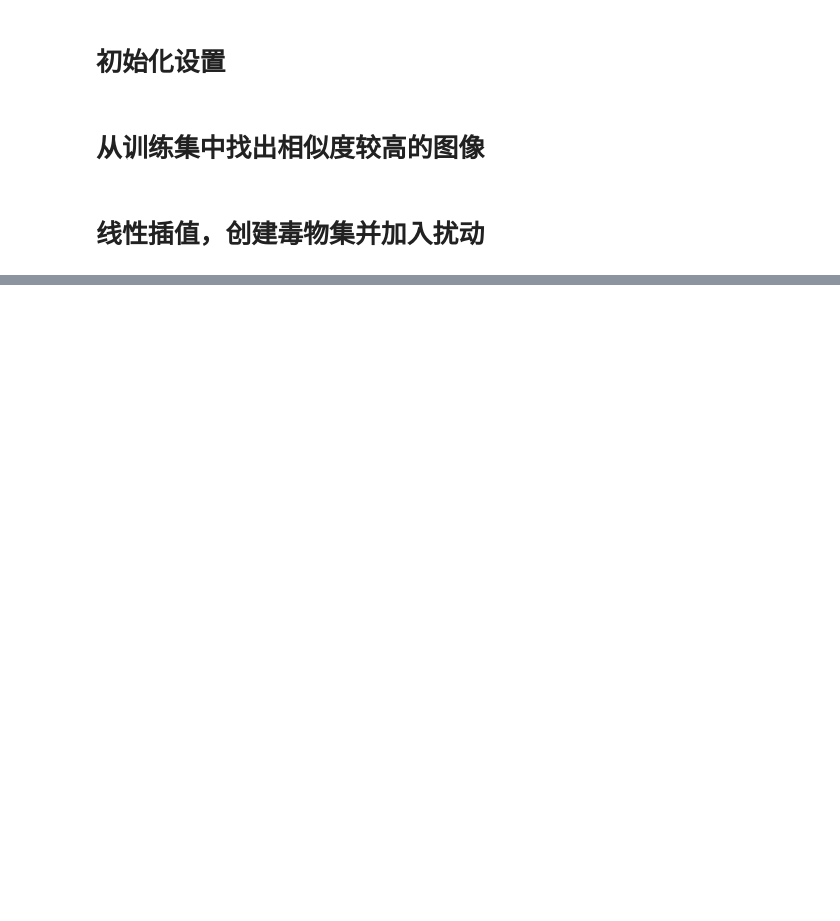
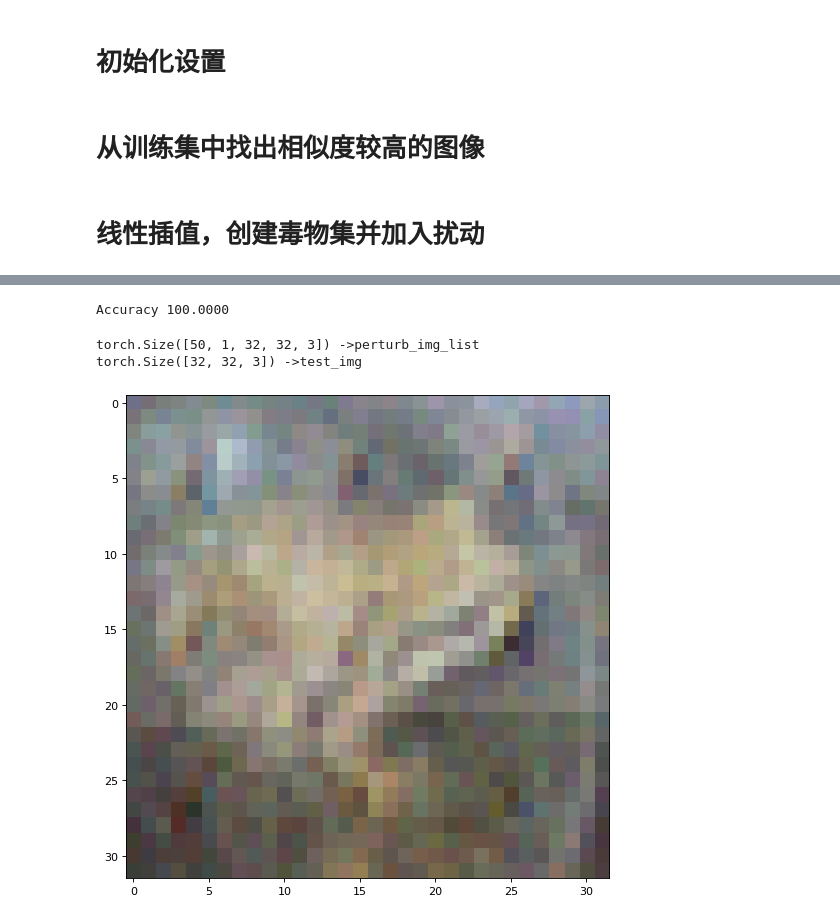
Before and after one commit to ABravoCode/UnlearnPoison, a Jupyter notebook: demo.ipynb, the cells around one changed output, grey strips where cells are left out. Saved outputs shown, nothing was run; the diff lists cells and outputs as text; code cells hidden in the pictures; blank space fills up the shorter version.

```diff
--- a/demo.ipynb
+++ b/demo.ipynb
@@ -272,6 +221,6 @@ def train_new_poisoned_model(poison_dataset, MAX_EPOCH=20, BATCH_SIZE=128):
 # %%
 def generate_noise(base_model, criterion, optimizer, interpolation_imgs, intended_labels, MAX_ITERATION=10):
-    noise = torch.zeros([len(interpolation_imgs), 3, 32, 32]).to(device)
+    noise = torch.zeros([NUM_POISON, 32, 32, 3]).to(device)
     data_iter = iter(interpolation_imgs)
     target_labels = torch.tensor([intended_labels,]).to(device)
     condition = True
@@ -282,7 +231,7 @@ def generate_noise(base_model, criterion, optimizer, interpolation_imgs, intende
         base_model.train()
         for param in base_model.parameters():
             param.requires_grad = True
-        for j in range(0, 10):
+        for j in range(0, MAX_ITERATION):
             try:
                 images = next(data_iter)
             except:
@@ -292,13 +241,14 @@ def generate_noise(base_model, criterion, optimizer, interpolation_imgs, intende
 
             for i, _ in enumerate(images):
                 # Update noise to images
-                images = images.reshape([1, 3, 32, 32])
+                images = images.reshape([1, 32, 32, 3])
                 images += noise[train_idx]
                 train_idx += 1 if train_idx != len(interpolation_imgs)-1 else 0
             images, target_labels = images.cuda(), target_labels.cuda()
             base_model.zero_grad()
             optimizer.zero_grad()
-            logits = base_model(images)
+            trans_img = np.transpose(images.detach().cpu().numpy(), (0, 3, 1, 2))
+            logits = base_model(torch.tensor(trans_img).cuda())
             loss = criterion(logits, target_labels)
             loss.backward()
             torch.nn.utils.clip_grad_norm_(base_model.parameters(), 5.0)
@@ -314,6 +264,8 @@ def generate_noise(base_model, criterion, optimizer, interpolation_imgs, intende
             perturb_img, eta = noise_generator.min_min_attack(images, target_labels, base_model, optimizer, criterion)
             perturb_img_list.append(perturb_img.clone().detach().cpu())
         for i, delta in enumerate(eta):
+            # print(noise.shape)
+            # print(delta.shape)
             noise[i] = delta.clone().detach().cpu()
 
 
@@ -322,11 +274,14 @@ def generate_noise(base_model, criterion, optimizer, interpolation_imgs, intende
         for i, (images) in enumerate(interpolation_imgs):
             for i, _ in enumerate(images):
                 # Update noise to images
-                images = images + noise[eval_idx].reshape([32,32,3])
+                images = images + noise[eval_idx]
                 eval_idx += 1 if eval_idx != len(interpolation_imgs)-1 else 0
             images, target_labels = images.cuda(), target_labels.cuda()
+            images = torch.tensor(np.transpose(images.detach().cpu().numpy(), (2, 0, 1)), requires_grad=True).cuda()
+            images = images.unsqueeze(0)
+            # print(images.shape)
             with torch.no_grad():
-                logits = base_model(images.reshape([1,3,32,32]))
+                logits = base_model(images)
                 _, predicted = torch.max(logits.data, 1)
                 total += target_labels.size(0)
                 correct += (predicted == target_labels).sum().item()
@@ -373,3 +330,24 @@ Accuracy 100.0000
+# %%
+def create_poison_data(new_imgs):
+    poison_dataset = torch.tensor([img.cpu().detach().numpy() for img in new_imgs]).cuda()
+    for i in range(len(poison_dataset)):
+        poison_dataset.data[i] = torch.clamp(poison_dataset.data[i], 0, 1)
+    return poison_dataset.cuda()
+
+raw_dataset = create_poison_data(interpolation_imgs) # 0-1
+perturb_img_list, noise = generate_noise(base_model, criterion, optimizer, raw_dataset, intended_labels=torch.tensor(INTENDED_LABELS), MAX_ITERATION=10)
+# %% [output]
+Accuracy 100.0000
+# %%
+# perturb_img_list = perturb_img_list.squeeze(1)
+print(perturb_img_list.shape, '->perturb_img_list')
+test_img = perturb_img_list[0].squeeze(0)
+print(test_img.shape, '->test_img')
+imshow(test_img)
+# %% [output]
+torch.Size([50, 1, 32, 32, 3]) ->perturb_img_list
+torch.Size([32, 32, 3]) ->test_img
+[figure, added]
 # %%
 import random
 import matplotlib.pyplot as plt
```
Also changed, not shown: parts of 16 cells of this notebook.
